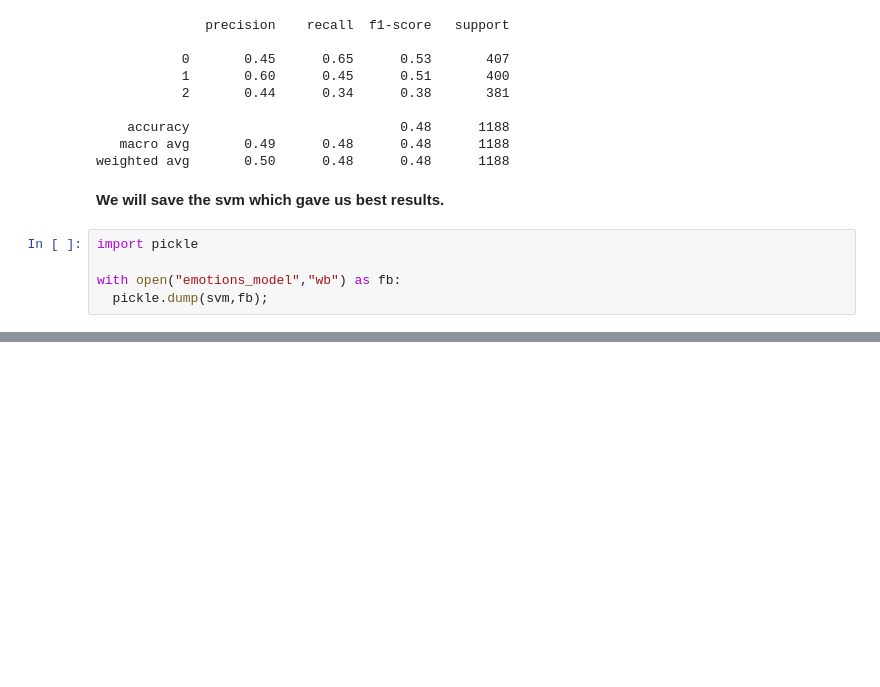
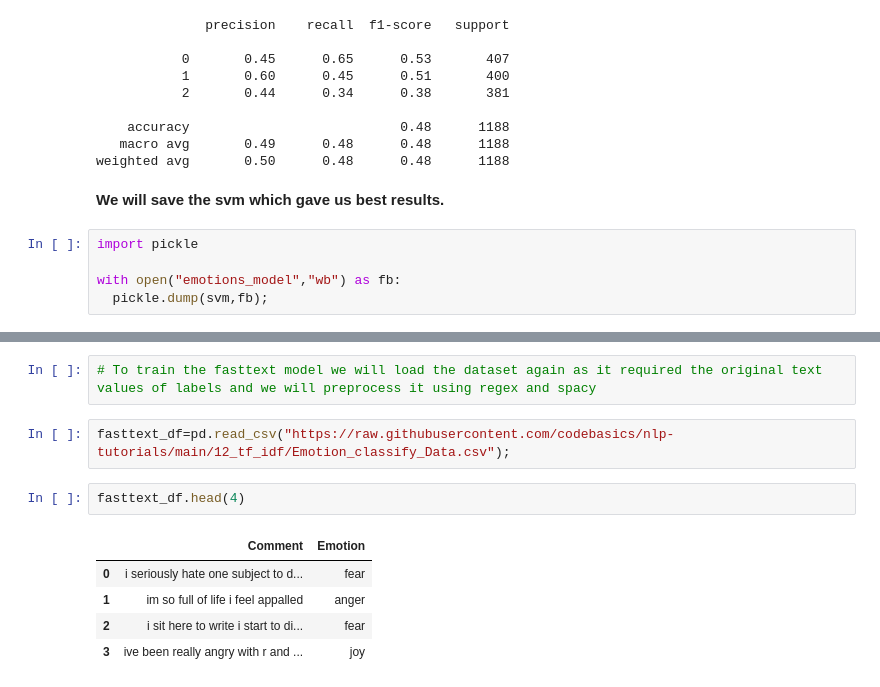
Before and after one commit to Darshan-Thakar/NLP_and_ML_projects, a Jupyter notebook: CommentsEmotionClassifier.ipynb, the cells around one changed output, grey strips where cells are left out. Cells and saved outputs as stored; diff of their text form; blank space fills up the shorter version.

```diff
--- a/CommentsEmotionClassifier.ipynb
+++ b/CommentsEmotionClassifier.ipynb
@@ -400,0 +414,12 @@ with open("emotions_model","wb") as fb:
+# %%
+# To train the fasttext model we will load the dataset again as it required the original text values of labels and we will preprocess it using regex and spacy
+# %%
+fasttext_df=pd.read_csv("https://raw.githubusercontent.com/codebasics/nlp-tutorials/main/12_tf_idf/Emotion_classify_Data.csv");
+# %%
+fasttext_df.head(4)
+# %% [output]
+|  | Comment | Emotion |
+| 0 | i seriously hate one subject to d... | fear |
+| 1 | im so full of life i feel appalled | anger |
+| 2 | i sit here to write i start to di... | fear |
+| 3 | ive been really angry with r and ... | joy |
```
Also changed, not shown: parts of 29 cells of this notebook.
